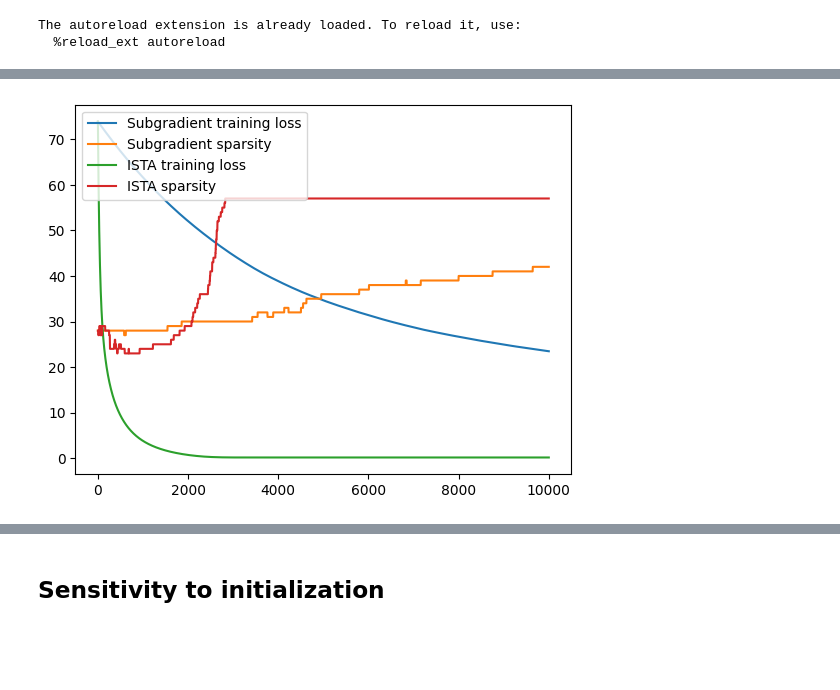
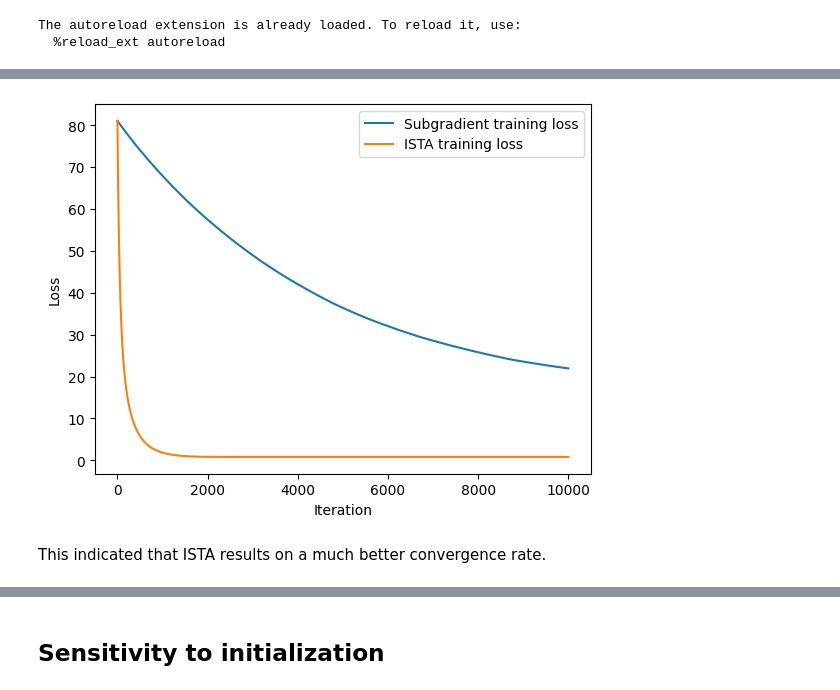
Before and after one commit to lostinentropy/lasso-regression, a Jupyter notebook: lasso-regression.ipynb, the cells around one changed output, grey strips where cells are left out. Drawn from its saved outputs; the diff is of its cells as text; code cells hidden in the pictures; blank space fills up the shorter version.

```diff
--- a/lasso-regression.ipynb
+++ b/lasso-regression.ipynb
@@ -18,0 +87,5 @@ from tqdm.notebook import tqdm
+# %%
+# To ensure reproducibility, we use a seedable RNG
+generator = np.random.default_rng(0xDEADBEEF)
+# %%
+(X, y) = regression.data.generate_dataset(60, 100, 10, noise_scale=0.1, generator=generator)
@@ -19,16 +103,12 @@ from tqdm.notebook import tqdm
 # %%
-from copy import deepcopy
-
 lam = 0.5
 
-w_0 = np.random.normal(size=[60])
+w_0 = generator.normal(size=[60])
 sub_optim = regression.SubGradientDescent(learning_rate=0.0001, lam=lam)
 ista = regression.ISTA(learning_rate=0.0001, lam=lam)
 model_1 = regression.CompressiveLinearModel(w_0)
 # model_1 = regression.CompressiveLinearModel(np.zeros([60]))
 model_2 = deepcopy(model_1)
-# %%
-(X, y) = regression.data.generate_dataset(60, 100, 10, noise_scale=0.0)
 # %%
 lambda_max = np.max(X.T @ y)
 # %%
@@ -39,20 +119,17 @@ metrics_1 = regression.fit(model_1, sub_optim, X, y, num_epochs=10000, metrics_d
 metrics_2 = regression.fit(model_2, ista, X, y, num_epochs=10000, metrics_dict={"l2": l2})
 # %%
 plt.plot(metrics_1["l2"])
-plt.plot(metrics_1["sparsity"])
 plt.plot(metrics_2["l2"])
-plt.plot(metrics_2["sparsity"])
-# plt.yscale("log")
-
-# plt.xscale("log")
 plt.legend(
     [
         "Subgradient training loss",
-        "Subgradient sparsity",
         "ISTA training loss",
-        "ISTA sparsity",
     ]
 )
+plt.xlabel("Iteration")
+plt.ylabel("Loss")
 plt.show()
 # %% [output]
-[figure, old version]
+[figure, new version]
+# %% [markdown]
+This indicated that ISTA results on a much better convergence rate.
```
Also changed, not shown: parts of 36 cells of this notebook, 1 other file.
